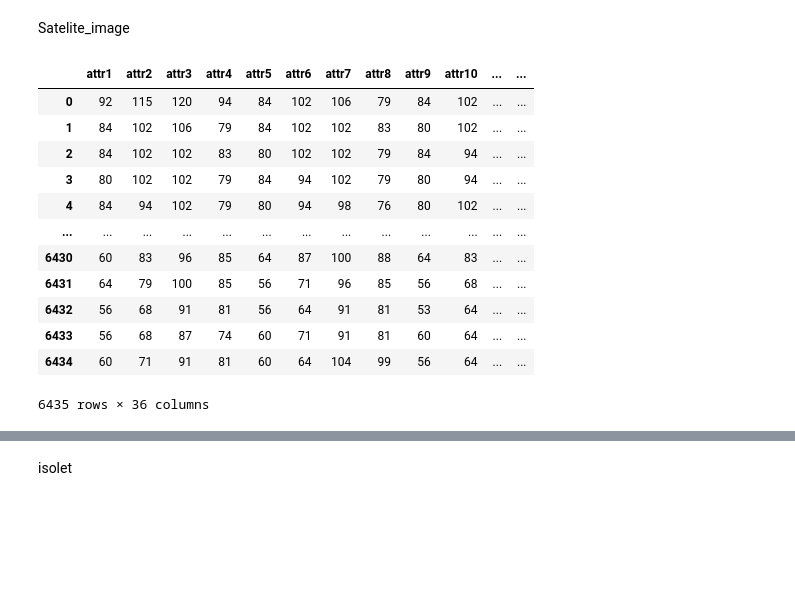
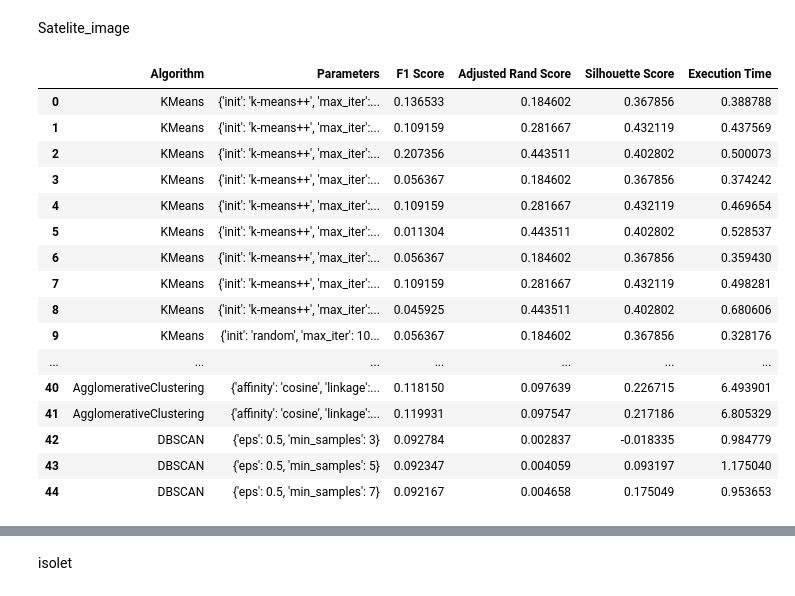
Before and after one commit to Luckseegan/Clustering, a Jupyter notebook: clusters.ipynb, the cells around one changed output, grey strips where cells are left out. Cells and saved outputs as stored; diff of their text form; code cells hidden in the pictures; blank space fills up the shorter version.

```diff
--- a/clusters.ipynb
+++ b/clusters.ipynb
@@ -33,8 +33,8 @@ algorithms = [
     {'name': 'MeanShift', 'class': MeanShift, 'param_grid': {'bandwidth': [0.5, 1.0, 1.5], 'cluster_all': [True, False]}},
     {'name': 'SpectralClustering', 'class': SpectralClustering, 'param_grid': {'n_clusters': [2, 3, 4], 'affinity': ['nearest_neighbors', 'rbf'], 'n_neighbors': [5, 10, 15]}},
     {'name': 'Birch', 'class': Birch, 'param_grid': {'n_clusters': [2, 3, 4], 'threshold': [0.1, 0.5, 1.0], 'branching_factor': [20, 50, 100]}},
-    {'name': 'AffinityPropagation', 'class': AffinityPropagation, 'param_grid': {'damping': [0.5, 0.7, 0.9], 'preference': [-50, -10, -1]}},
-    {'name': 'Ward', 'class': AgglomerativeClustering, 'param_grid': {'n_clusters': [2, 3, 4, 5], 'affinity': ['euclidean'], 'linkage': ['ward']}}
+    {'name': 'Ward', 'class': AgglomerativeClustering, 'param_grid': {'n_clusters': [2, 3, 4, 5], 'affinity': ['euclidean'], 'linkage': ['ward']}},
+    {'name': 'AffinityPropagation', 'class': AffinityPropagation, 'param_grid': {'damping': [0.5, 0.7, 0.9], 'preference': [-50, -10, -1]}}
 
 ]
 # %%
@@ -96,8 +98,9 @@ algorithms = [
     {'name': 'MeanShift', 'class': MeanShift, 'param_grid': {'bandwidth': [0.5, 1.0, 1.5], 'cluster_all': [True, False]}},
     {'name': 'SpectralClustering', 'class': SpectralClustering, 'param_grid': {'n_clusters': [2, 3, 4], 'affinity': ['nearest_neighbors', 'rbf'], 'n_neighbors': [5, 10, 15]}},
     {'name': 'Birch', 'class': Birch, 'param_grid': {'n_clusters': [2, 3, 4], 'threshold': [0.1, 0.5, 1.0], 'branching_factor': [20, 50, 100]}},
+    {'name': 'Ward', 'class': AgglomerativeClustering, 'param_grid': {'n_clusters': [2, 3, 4, 5], 'affinity': ['euclidean'], 'linkage': ['ward']}},
     {'name': 'AffinityPropagation', 'class': AffinityPropagation, 'param_grid': {'damping': [0.5, 0.7, 0.9], 'preference': [-50, -10, -1]}},
-    {'name': 'Ward', 'class': AgglomerativeClustering, 'param_grid': {'n_clusters': [2, 3, 4, 5], 'affinity': ['euclidean'], 'linkage': ['ward']}}
+
 
 ]
 # Define the function to run a clustering algorithm with each parameter combination
@@ -244,16 +382,39 @@ X, y, categorical_indicator, attribute_names = satelite.get_data(target=satelite
 # %%
-X
+algorithms = [
+    {'name': 'KMeans', 'class': KMeans, 'param_grid': {'n_clusters': [2, 3, 4], 'init': ['k-means++', 'random'], 'max_iter': [100, 300, 500]}},
+    {'name': 'AgglomerativeClustering', 'class': AgglomerativeClustering, 'param_grid': {'n_clusters': [2, 3, 4, 5], 'affinity': ['euclidean', 'manhattan', 'cosine'], 'linkage': ['complete', 'average']}},
+    {'name': 'DBSCAN', 'class': DBSCAN, 'param_grid': {'eps': [0.5, 1.0, 1.5], 'min_samples': [3, 5, 7]}},
+    #{'name': 'OPTICS', 'class': OPTICS, 'param_grid': {'min_samples': [3, 5, 7], 'xi': [0.01, 0.05, 0.1]}},
+    #{'name': 'GaussianMixture', 'class': GaussianMixture, 'param_grid': {'n_components': [2, 3, 4], 'covariance_type': ['full', 'tied', 'diag', 'spherical'], 'max_iter': [100, 300, 500]}},
+    #{'name': 'MeanShift', 'class': MeanShift, 'param_grid': {'bandwidth': [0.5, 1.0, 1.5], 'cluster_all': [True, False]}},
+    #{'name': 'SpectralClustering', 'class': SpectralClustering, 'param_grid': {'n_clusters': [2, 3, 4], 'affinity': ['nearest_neighbors', 'rbf'], 'n_neighbors': [5, 10, 15]}},
+    #{'name': 'Birch', 'class': Birch, 'param_grid': {'n_clusters': [2, 3, 4], 'threshold': [0.1, 0.5, 1.0], 'branching_factor': [20, 50, 100]}},
+    #{'name': 'Ward', 'class': AgglomerativeClustering, 'param_grid': {'n_clusters': [2, 3, 4, 5], 'affinity': ['euclidean'], 'linkage': ['ward']}},
+    #{'name': 'AffinityPropagation', 'class': AffinityPropagation, 'param_grid': {'damping': [0.5, 0.7, 0.9], 'max_iter': [100, 200, 300]}}
+]
+
+run_parallel(algorithms)
+
+# Run all the algorithms in parallel and save the results to a CSV file
+results = run_parallel(algorithms)
+results_df = pd.DataFrame(results)
+results_df.to_csv('clustering_results_satelite.csv', index=False)
+results_df
 # %% [output]
-|  | attr1 | attr2 | attr3 | attr4 | attr5 | attr6 | attr7 | attr8 | attr9 | attr10 | ... | ... |
-| 0 | 92 | 115 | 120 | 94 | 84 | 102 | 106 | 79 | 84 | 102 | ... | ... |
-| 1 | 84 | 102 | 106 | 79 | 84 | 102 | 102 | 83 | 80 | 102 | ... | ... |
-| 2 | 84 | 102 | 102 | 83 | 80 | 102 | 102 | 79 | 84 | 94 | ... | ... |
-| 3 | 80 | 102 | 102 | 79 | 84 | 94 | 102 | 79 | 80 | 94 | ... | ... |
-| 4 | 84 | 94 | 102 | 79 | 80 | 94 | 98 | 76 | 80 | 102 | ... | ... |
-| ... | ... | ... | ... | ... | ... | ... | ... | ... | ... | ... | ... | ... |
-| 6430 | 60 | 83 | 96 | 85 | 64 | 87 | 100 | 88 | 64 | 83 | ... | ... |
-| 6431 | 64 | 79 | 100 | 85 | 56 | 71 | 96 | 85 | 56 | 68 | ... | ... |
-| 6432 | 56 | 68 | 91 | 81 | 56 | 64 | 91 | 81 | 53 | 64 | ... | ... |
-| 6433 | 56 | 68 | 87 | 74 | 60 | 71 | 91 | 81 | 60 | 64 | ... | ... |
-| 6434 | 60 | 71 | 91 | 81 | 60 | 64 | 104 | 99 | 56 | 64 | ... | ... |
+|  | Algorithm | Parameters | F1 Score | Adjusted Rand Score | Silhouette Score | Execution Time |
+| 0 | KMeans | {'init': 'k-means++', 'max_iter':... | 0.136533 | 0.184602 | 0.367856 | 0.388788 |
+| 1 | KMeans | {'init': 'k-means++', 'max_iter':... | 0.109159 | 0.281667 | 0.432119 | 0.437569 |
+| 2 | KMeans | {'init': 'k-means++', 'max_iter':... | 0.207356 | 0.443511 | 0.402802 | 0.500073 |
+| 3 | KMeans | {'init': 'k-means++', 'max_iter':... | 0.056367 | 0.184602 | 0.367856 | 0.374242 |
+| 4 | KMeans | {'init': 'k-means++', 'max_iter':... | 0.109159 | 0.281667 | 0.432119 | 0.469654 |
+| 5 | KMeans | {'init': 'k-means++', 'max_iter':... | 0.011304 | 0.443511 | 0.402802 | 0.528537 |
+| 6 | KMeans | {'init': 'k-means++', 'max_iter':... | 0.056367 | 0.184602 | 0.367856 | 0.359430 |
+| 7 | KMeans | {'init': 'k-means++', 'max_iter':... | 0.109159 | 0.281667 | 0.432119 | 0.498281 |
+| 8 | KMeans | {'init': 'k-means++', 'max_iter':... | 0.045925 | 0.443511 | 0.402802 | 0.680606 |
+| 9 | KMeans | {'init': 'random', 'max_iter': 10... | 0.056367 | 0.184602 | 0.367856 | 0.328176 |
+| ... | ... | ... | ... | ... | ... | ... |
+| 40 | AgglomerativeClustering | {'affinity': 'cosine', 'linkage':... | 0.118150 | 0.097639 | 0.226715 | 6.493901 |
+| 41 | AgglomerativeClustering | {'affinity': 'cosine', 'linkage':... | 0.119931 | 0.097547 | 0.217186 | 6.805329 |
+| 42 | DBSCAN | {'eps': 0.5, 'min_samples': 3} | 0.092784 | 0.002837 | -0.018335 | 0.984779 |
+| 43 | DBSCAN | {'eps': 0.5, 'min_samples': 5} | 0.092347 | 0.004059 | 0.093197 | 1.175040 |
+| 44 | DBSCAN | {'eps': 0.5, 'min_samples': 7} | 0.092167 | 0.004658 | 0.175049 | 0.953653 |
-6435 rows × 36 columns
```
Also changed, not shown: parts of 25 cells of this notebook, 5 other files.
